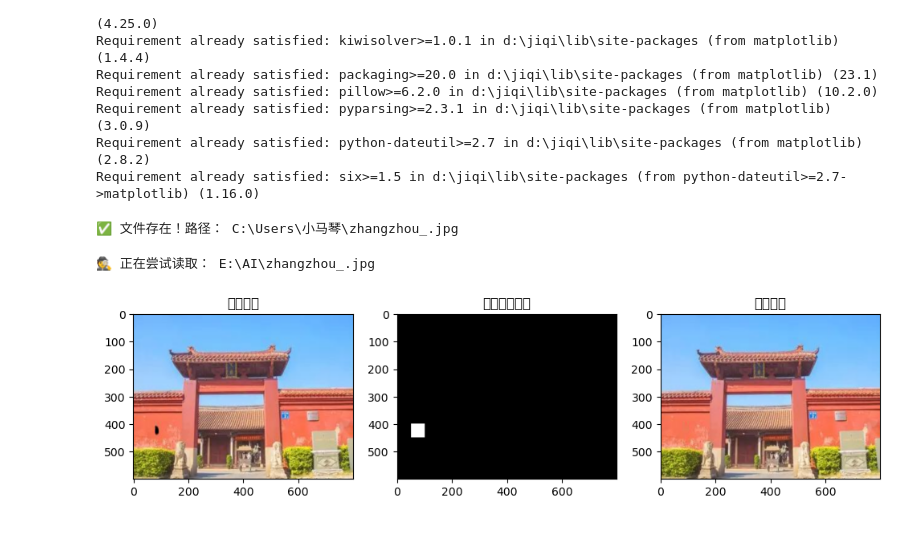
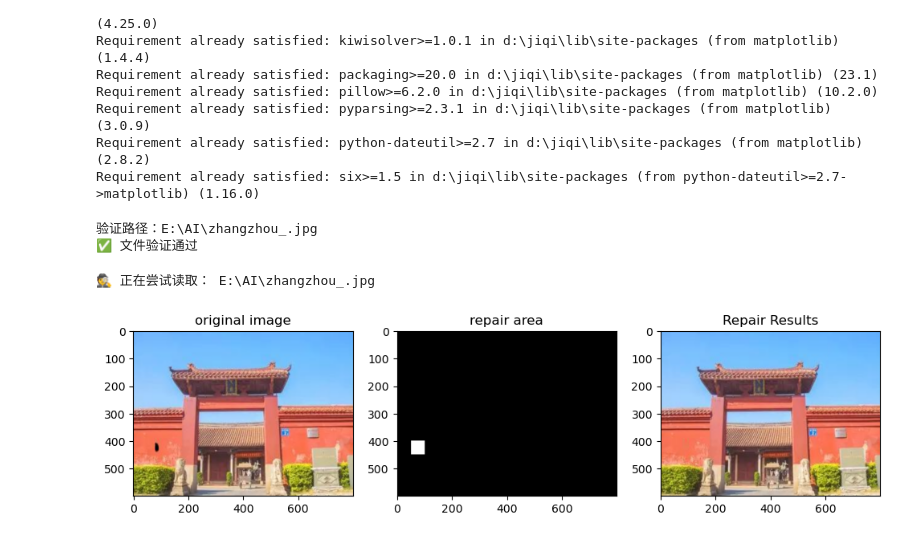
Before and after one commit to 15329482851/Image-Processing-Demo-Description-, a Jupyter notebook: zhangzhou.ipynb, the cells around one changed output. Cells and saved outputs as stored; diff of their text form; code cells hidden in the pictures.

```diff
--- a/zhangzhou.ipynb
+++ b/zhangzhou.ipynb
@@ -1,7 +1,13 @@
 # %%
 import os
 
-# 方法1：使用os模块
-current_dir = os.getcwd()
-print("当前工作目录：", current_dir)
+# 强制指定项目根目录
+project_root = r'E:\AI\zhangzhou_.jpg'  # 使用原始字符串避免转义问题
+
+# 构建图片路径
+image_path = os.path.join(project_root)
+
+# 验证路径
+print(f"完整路径：{image_path}")
+print(f"文件存在：{os.path.exists(image_path)}")
 # %% [output]
@@ -23,21 +30,30 @@ Requirement already satisfied: python-dateutil>=2.7 in d:\jiqi\lib\site-packages
 Requirement already satisfied: six>=1.5 in d:\jiqi\lib\site-packages (from python-dateutil>=2.7->matplotlib) (1.16.0)
 # %%
 import os
+from pathlib import Path
 
-# 检查文件是否存在
-file_path = 'zhangzhou_.jpg'
-if os.path.exists(file_path):
-    print("✅ 文件存在！路径：", os.path.abspath(file_path))
+# 方案1：绝对路径（推荐）
+project_root = Path(r"E:\AI")
+image_path = project_root  / "zhangzhou_.jpg"
+# 验证
+print(f"验证路径：{image_path}")
+if image_path.exists():
+    print("✅ 文件验证通过")
 else:
-    print("❌ 文件不存在！当前目录内容：", os.listdir('.'))
+    print("❌ 路径错误！请检查：")
+    print(f"项目结构应为：")
+    print(f"E:\\AI\\zhangzhou_.jpg")
+    print(f"当前目录内容：{list(project_root.glob('*'))}")
 # %% [output]
-✅ 文件存在！路径： C:\Users\小马琴\zhangzhou_.jpg
+验证路径：E:\AI\zhangzhou_.jpg
+✅ 文件验证通过
 # %%
 import cv2
 import numpy as np
 import matplotlib.pyplot as plt
 import os
-
+import base64
+from IPython.display import display, HTML
 # ===== 1. 安全读取图片 =====
 def safe_read_image(file_name):
     # 获取绝对路径
@@ -50,34 +66,58 @@ def safe_read_image(file_name):
         raise FileNotFoundError(f"文件 {file_name} 不存在！请检查路径和文件名")
 
     # 读取图片
     img = cv2.imread(full_path)
     if img is None:
         raise ValueError("OpenCV读取失败！可能原因：文件损坏或非图片格式")
 
     return img
 
 # ===== 2. 主流程 =====
 try:
     # 读取并预处理
     img = safe_read_image('E:\AI\zhangzhou_.jpg')
     img = cv2.resize(img, (800, 600))
 
     # 手动创建掩膜（示例：修复左上角区域）
     mask = np.zeros(img.shape[:2], np.uint8)
     mask[400:450, 50:100] = 255  # 修改坐标范围匹配你的划痕位置
 
     # 修复图像
     restored = cv2.inpaint(img, mask, 10, cv2.INPAINT_NS)
 
     # 显示结果
     plt.figure(figsize=(12,6))
-    plt.subplot(131), plt.imshow(cv2.cvtColor(img, cv2.COLOR_BGR2RGB)), plt.title('原始图片')
-    plt.subplot(132), plt.imshow(mask, cmap='gray'), plt.title('修复区域掩膜')
-    plt.subplot(133), plt.imshow(cv2.cvtColor(restored, cv2.COLOR_BGR2RGB)), plt.title('修复结果')
+    plt.subplot(131), plt.imshow(cv2.cvtColor(img, cv2.COLOR_BGR2RGB)), plt.title('original image')
+    plt.subplot(132), plt.imshow(mask, cmap='gray'), plt.title('repair area')
+    plt.subplot(133), plt.imshow(cv2.cvtColor(restored, cv2.COLOR_BGR2RGB)), plt.title('Repair Results')
     plt.show()
 
 except Exception as e:
     print("🔥 发生错误：", str(e))
+
+
+    # ============= 添加 HTML 渲染部分 =============
+    def display_image(title, image, is_mask=False):
+        """将图像转换为 HTML 可显示的格式"""
+        if is_mask or len(image.shape) == 2:  # 处理灰度图/掩码
+            _, img_encoded = cv2.imencode('zhangzhou_.png', image)
+        else:  # 处理彩色图
+            # 转换为 RGB 格式
+            rgb_image = cv2.cvtColor(image, cv2.COLOR_BGR2RGB)
+            _, img_encoded = cv2.imencode('zhangzhou_.jpg', rgb_image)
+
+        img_base64 = base64.b64encode(img_encoded).decode('utf-8')
+        content_type = 'image/png' if is_mask else 'image/jpeg'
+
+        display(HTML(f"<h3>{title}</h3><img src='data:{content_type};base64,{img_base64}'>"))
+
+    # 显示所有图像
+    display_image("原始图片 (HTML)", img)
+    display_image("修复区域 (HTML)", mask, is_mask=True)
+    display_image("修复结果 (HTML)", restored)
+
+except Exception as e:
+    print(f'● 发生错误: {str(e)}')
 # %% [output]
 🕵️ 正在尝试读取： E:\AI\zhangzhou_.jpg
-[figure, old version]
+[figure, new version]
```
Also changed, not shown: parts of 1 cell of this notebook.
